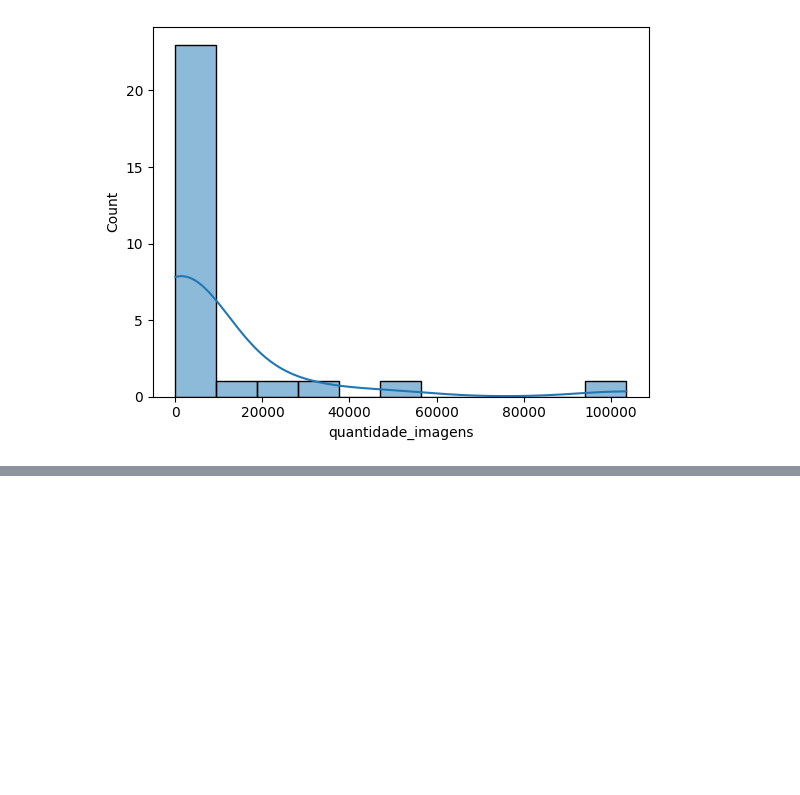
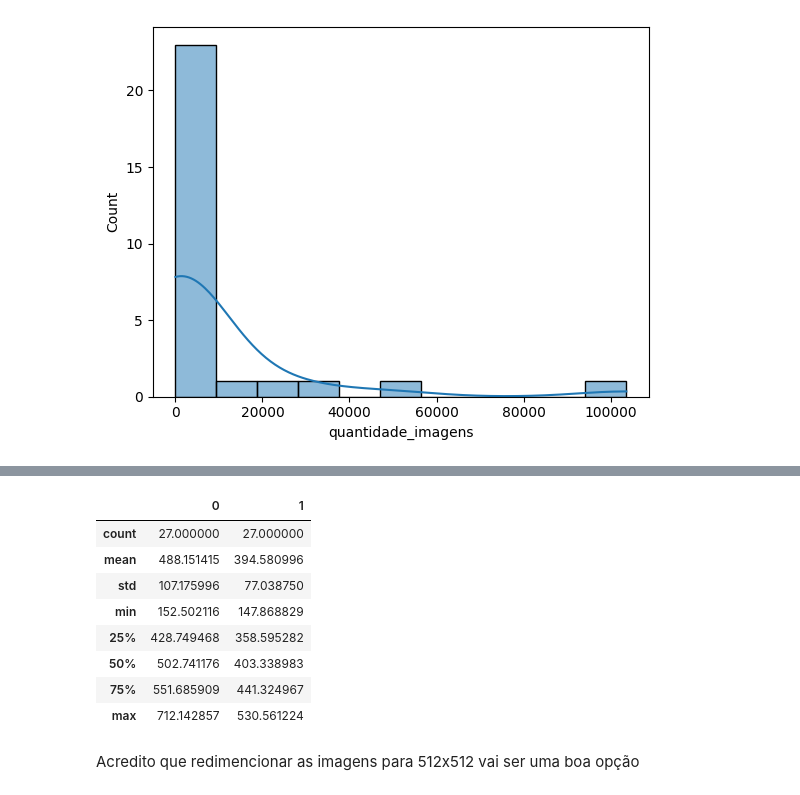
Before and after one commit to JBradachi/ML-engineering-final-project, a Jupyter notebook: final-project/data.ipynb, the cells around one changed output, grey strips where cells are left out. Drawn from its saved outputs; the diff is of its cells as text; code cells hidden in the pictures; blank space fills up the shorter version.

```diff
--- a/final-project/data.ipynb
+++ b/final-project/data.ipynb
@@ -152,0 +155,38 @@ Possíveis melhorias: fazer segmentação das imagens para separar o fundo da im
+# %%
+dados = list()
+def metrica_resolucao(pasta_imagens):
+    # Extensões válidas de imagem
+
+    print(pasta_imagens)
+    extensoes_validas = (".png", ".jpg", ".jpeg", ".bmp", ".gif", ".tiff")
+
+    larguras = []
+    alturas = []
+
+    # Percorre todos os arquivos da pasta
+    for arquivo in os.listdir(pasta_imagens):
+        if arquivo.lower().endswith(extensoes_validas):
+            caminho_completo = os.path.join(pasta_imagens, arquivo)
+            try:
+                with Image.open(caminho_completo) as img:
+                    largura, altura = img.size
+                    larguras.append(largura)
+                    alturas.append(altura)
+            except Exception as e:
+                print(f"Erro ao abrir o arquivo {arquivo}: {e}")
+
+    # Calcula a média se houver imagens
+    if len(larguras) > 0:
+        media_largura = sum(larguras) / len(larguras)
+        media_altura = sum(alturas) / len(alturas)
+
+        print(f"Total de imagens analisadas: {len(larguras)}")
+        print(f"Resolução média: {media_largura:.2f} x {media_altura:.2f} pixels")
+        dados.append((media_largura, media_altura))
+        print(f"Resolução média arredondada: {round(media_largura)} x {round(media_altura)} pixels")
+    else:
+        print("Nenhuma imagem válida encontrada na pasta.")
+
+def dataset_resolucao(pasta_origem):
+    for arquivo in os.listdir(pasta_origem):
+        metrica_resolucao(f'{pasta_origem}/{arquivo}')
@@ -152,0 +230,16 @@ Possíveis melhorias: fazer segmentação das imagens para separar o fundo da im
+# %%
+# Estatística das médias do tamanho de imagem por classe
+df = pd.DataFrame(dados)
+df.describe()
+# %% [output]
+|  | 0 | 1 |
+| count | 27.000000 | 27.000000 |
+| mean | 488.151415 | 394.580996 |
+| std | 107.175996 | 77.038750 |
+| min | 152.502116 | 147.868829 |
+| 25% | 428.749468 | 358.595282 |
+| 50% | 502.741176 | 403.338983 |
+| 75% | 551.685909 | 441.324967 |
+| max | 712.142857 | 530.561224 |
+# %% [markdown]
+Acredito que redimencionar as imagens para 512x512 vai ser uma boa opção
```
Also changed, not shown: parts of 4 cells of this notebook, 1 other file.
